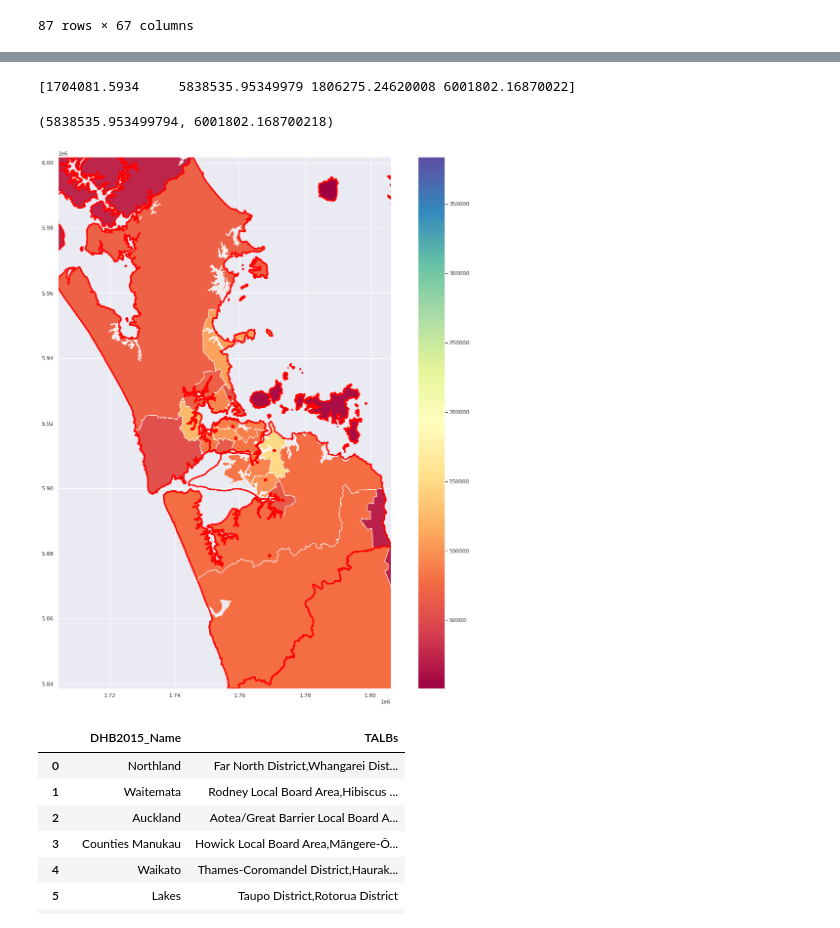
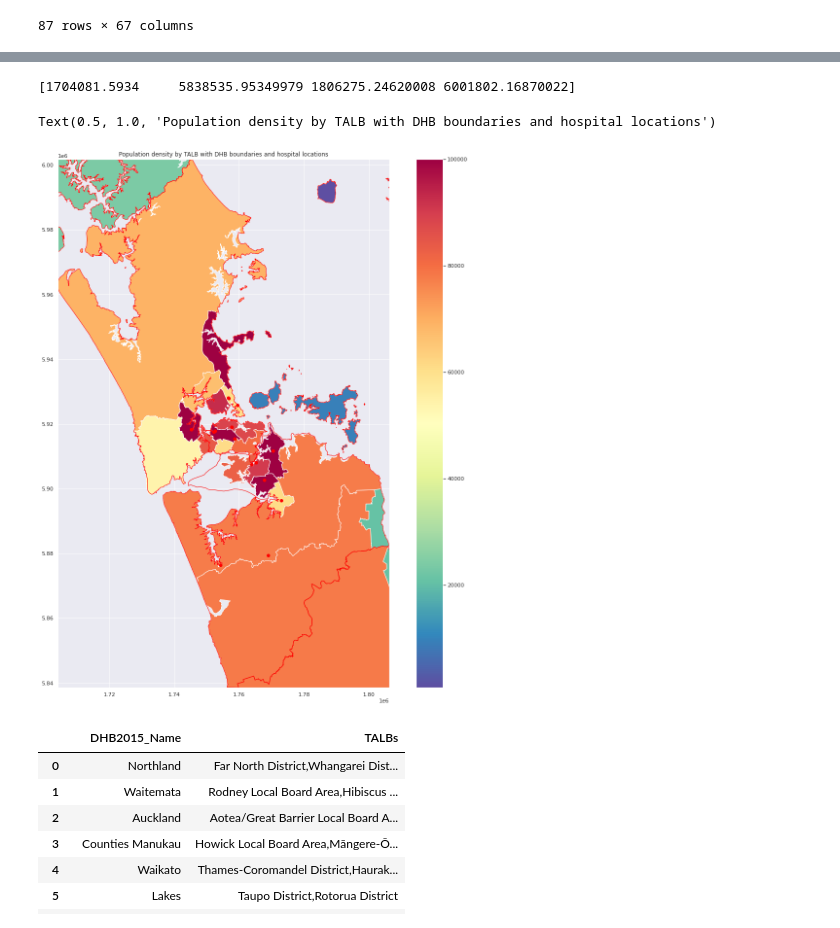
Before and after one commit to UoA-eResearch/hospitals_nz, a Jupyter notebook: train.ipynb, the cells around one changed output, grey strips where cells are left out. Saved outputs shown, nothing was run; the diff lists cells and outputs as text; code cells hidden in the pictures.

Commit message:
Plot tweaks, interpolate income data, use income data for sm.OLS

```diff
--- a/train.ipynb
+++ b/train.ipynb
@@ -256,15 +257,16 @@ hosp.to_crs(DHB.crs).plot(ax=ax, color="red")
 # %%
 AKL_bounds = DHB[DHB.DHB2015_Name.isin(["Counties Manukau", "Waitemata"])].total_bounds
 print(AKL_bounds)
-ax = TALB.plot(column="pop_2018_total", cmap="Spectral", legend=True)
-DHB.boundary.plot(ax=ax, color="red", linewidth=3)
+ax = TALB.plot(column="pop_2018_total", cmap="Spectral_r", legend=True, vmax=1e5)
+DHB.boundary.plot(ax=ax, color="red", linewidth=1)
 hosp.to_crs(DHB.crs).plot(ax=ax, color="red")
 ax.set_xlim(AKL_bounds[0], AKL_bounds[2])
 ax.set_ylim(AKL_bounds[1], AKL_bounds[3])
+plt.title("Population density by TALB with DHB boundaries and hospital locations")
 # %% [output]
 [1704081.5934     5838535.95349979 1806275.24620008 6001802.16870022]
-(5838535.953499794, 6001802.168700218)
+Text(0.5, 1.0, 'Population density by TALB with DHB boundaries and hospital locations')
-[figure, old version]
+[figure, new version]
 # %%
 DHB["TALBs"] = DHB.geometry.progress_apply(
     lambda poly: ",".join(
```
Also changed, not shown: parts of 19 cells of this notebook, 1 other file.
